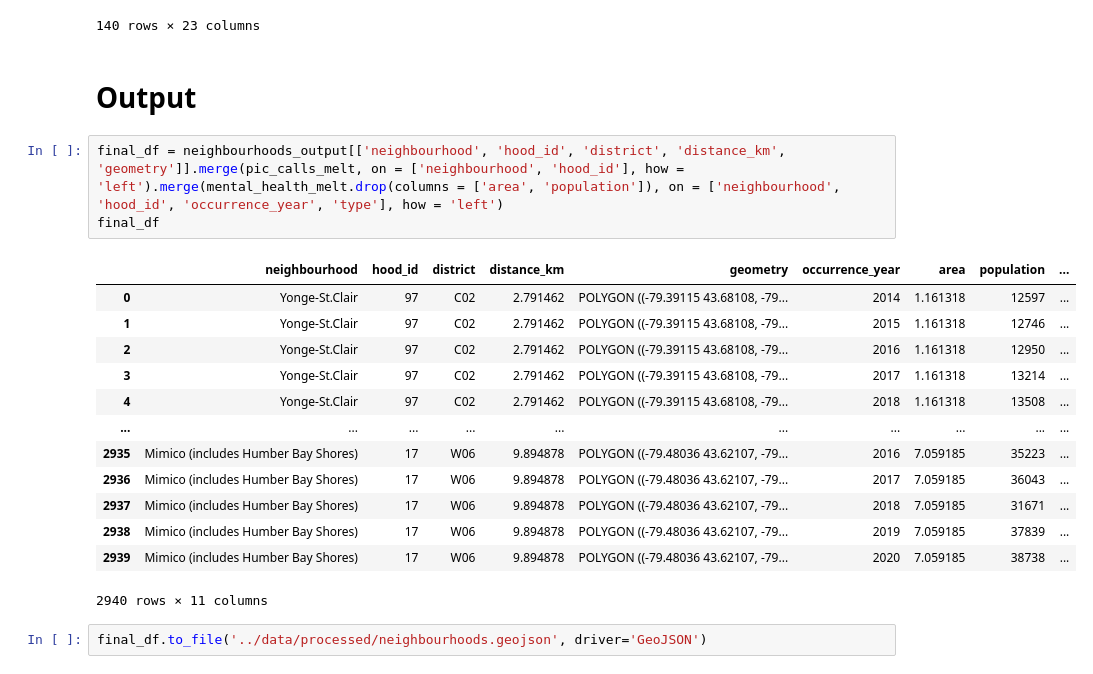
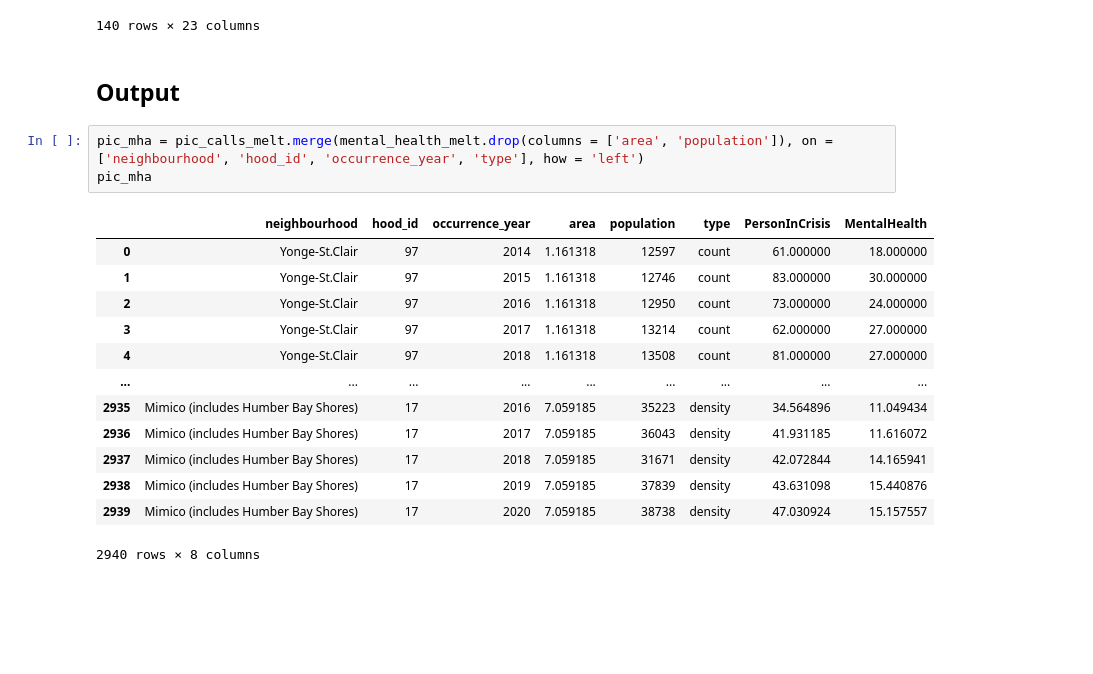
Before and after one commit to WillKWL/Project-TorontoApartment, a Jupyter notebook: source/1b- load neighbourhood boundaries.ipynb, the cells around one changed output. Cells and saved outputs as stored; diff of their text form; blank space fills up the shorter version.

Commit message:
update wide to long for tableau format

```diff
--- a/source/1b- load neighbourhood boundaries.ipynb
+++ b/source/1b- load neighbourhood boundaries.ipynb
@@ -876,23 +926,21 @@ mental_health_melt
 | 139 | Yorkdale-Glen Park | 31 | 33.0 | 36.0 | 50.0 | ... |
 140 rows × 23 columns
 # %% [markdown]
-# Output
+## Output
 # %%
-final_df = neighbourhoods_output[['neighbourhood', 'hood_id', 'district', 'distance_km', 'geometry']].merge(pic_calls_melt, on = ['neighbourhood', 'hood_id'], how = 'left').merge(mental_health_melt.drop(columns = ['area', 'population']), on = ['neighbourhood', 'hood_id', 'occurrence_year', 'type'], how = 'left')
-final_df
+pic_mha = pic_calls_melt.merge(mental_health_melt.drop(columns = ['area', 'population']), on = ['neighbourhood', 'hood_id', 'occurrence_year', 'type'], how = 'left')
+pic_mha
 # %% [output]
-|  | neighbourhood | hood_id | district | distance_km | geometry | occurrence_year | area | population | ... |
-| 0 | Yonge-St.Clair | 97 | C02 | 2.791462 | POLYGON ((-79.39115 43.68108, -79... | 2014 | 1.161318 | 12597 | ... |
-| 1 | Yonge-St.Clair | 97 | C02 | 2.791462 | POLYGON ((-79.39115 43.68108, -79... | 2015 | 1.161318 | 12746 | ... |
-| 2 | Yonge-St.Clair | 97 | C02 | 2.791462 | POLYGON ((-79.39115 43.68108, -79... | 2016 | 1.161318 | 12950 | ... |
-| 3 | Yonge-St.Clair | 97 | C02 | 2.791462 | POLYGON ((-79.39115 43.68108, -79... | 2017 | 1.161318 | 13214 | ... |
-| 4 | Yonge-St.Clair | 97 | C02 | 2.791462 | POLYGON ((-79.39115 43.68108, -79... | 2018 | 1.161318 | 13508 | ... |
-| ... | ... | ... | ... | ... | ... | ... | ... | ... | ... |
-| 2935 | Mimico (includes Humber Bay Shores) | 17 | W06 | 9.894878 | POLYGON ((-79.48036 43.62107, -79... | 2016 | 7.059185 | 35223 | ... |
-| 2936 | Mimico (includes Humber Bay Shores) | 17 | W06 | 9.894878 | POLYGON ((-79.48036 43.62107, -79... | 2017 | 7.059185 | 36043 | ... |
-| 2937 | Mimico (includes Humber Bay Shores) | 17 | W06 | 9.894878 | POLYGON ((-79.48036 43.62107, -79... | 2018 | 7.059185 | 31671 | ... |
-| 2938 | Mimico (includes Humber Bay Shores) | 17 | W06 | 9.894878 | POLYGON ((-79.48036 43.62107, -79... | 2019 | 7.059185 | 37839 | ... |
-| 2939 | Mimico (includes Humber Bay Shores) | 17 | W06 | 9.894878 | POLYGON ((-79.48036 43.62107, -79... | 2020 | 7.059185 | 38738 | ... |
+|  | neighbourhood | hood_id | occurrence_year | area | population | type | PersonInCrisis | MentalHealth |
+| 0 | Yonge-St.Clair | 97 | 2014 | 1.161318 | 12597 | count | 61.000000 | 18.000000 |
+| 1 | Yonge-St.Clair | 97 | 2015 | 1.161318 | 12746 | count | 83.000000 | 30.000000 |
+| 2 | Yonge-St.Clair | 97 | 2016 | 1.161318 | 12950 | count | 73.000000 | 24.000000 |
+| 3 | Yonge-St.Clair | 97 | 2017 | 1.161318 | 13214 | count | 62.000000 | 27.000000 |
+| 4 | Yonge-St.Clair | 97 | 2018 | 1.161318 | 13508 | count | 81.000000 | 27.000000 |
+| ... | ... | ... | ... | ... | ... | ... | ... | ... |
+| 2935 | Mimico (includes Humber Bay Shores) | 17 | 2016 | 7.059185 | 35223 | density | 34.564896 | 11.049434 |
+| 2936 | Mimico (includes Humber Bay Shores) | 17 | 2017 | 7.059185 | 36043 | density | 41.931185 | 11.616072 |
+| 2937 | Mimico (includes Humber Bay Shores) | 17 | 2018 | 7.059185 | 31671 | density | 42.072844 | 14.165941 |
+| 2938 | Mimico (includes Humber Bay Shores) | 17 | 2019 | 7.059185 | 37839 | density | 43.631098 | 15.440876 |
+| 2939 | Mimico (includes Humber Bay Shores) | 17 | 2020 | 7.059185 | 38738 | density | 47.030924 | 15.157557 |
-2940 rows × 11 columns
+2940 rows × 8 columns
-# %%
-final_df.to_file('../data/processed/neighbourhoods.geojson', driver='GeoJSON')
```
Also changed, not shown: parts of 18 cells of this notebook, 19 other files.
